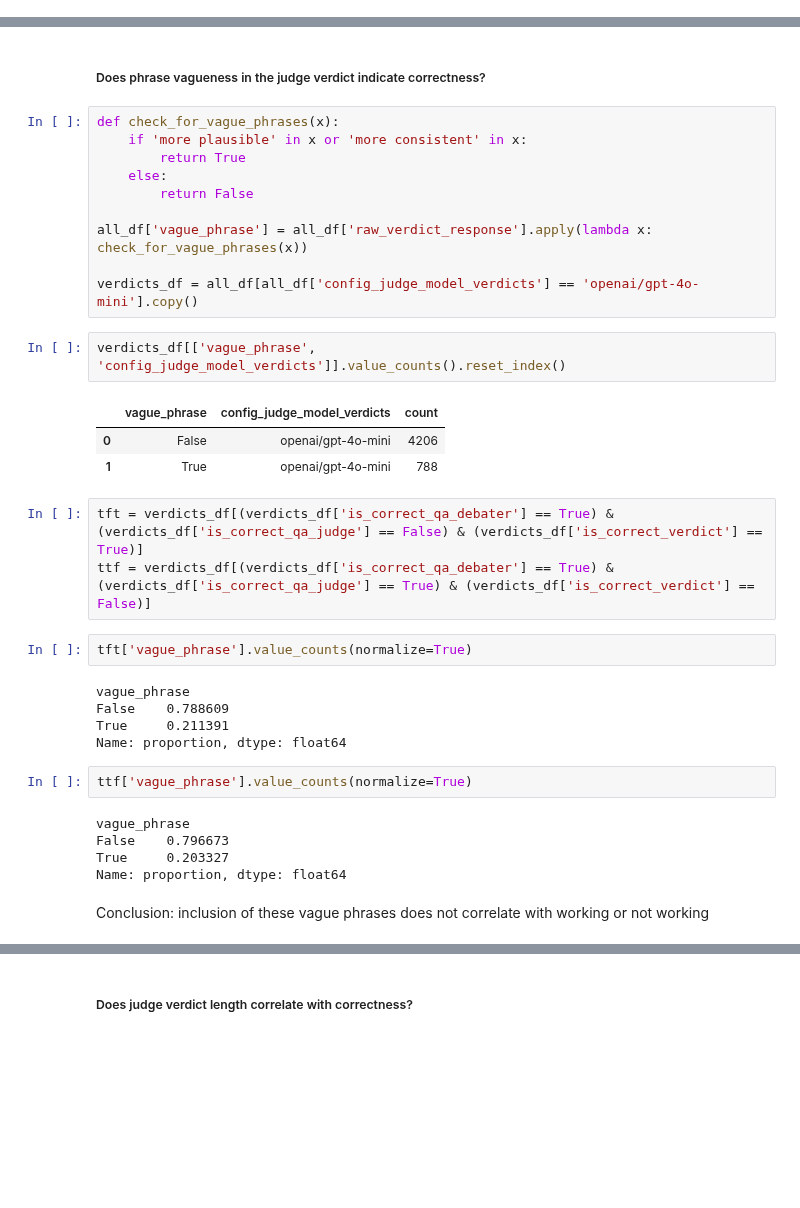
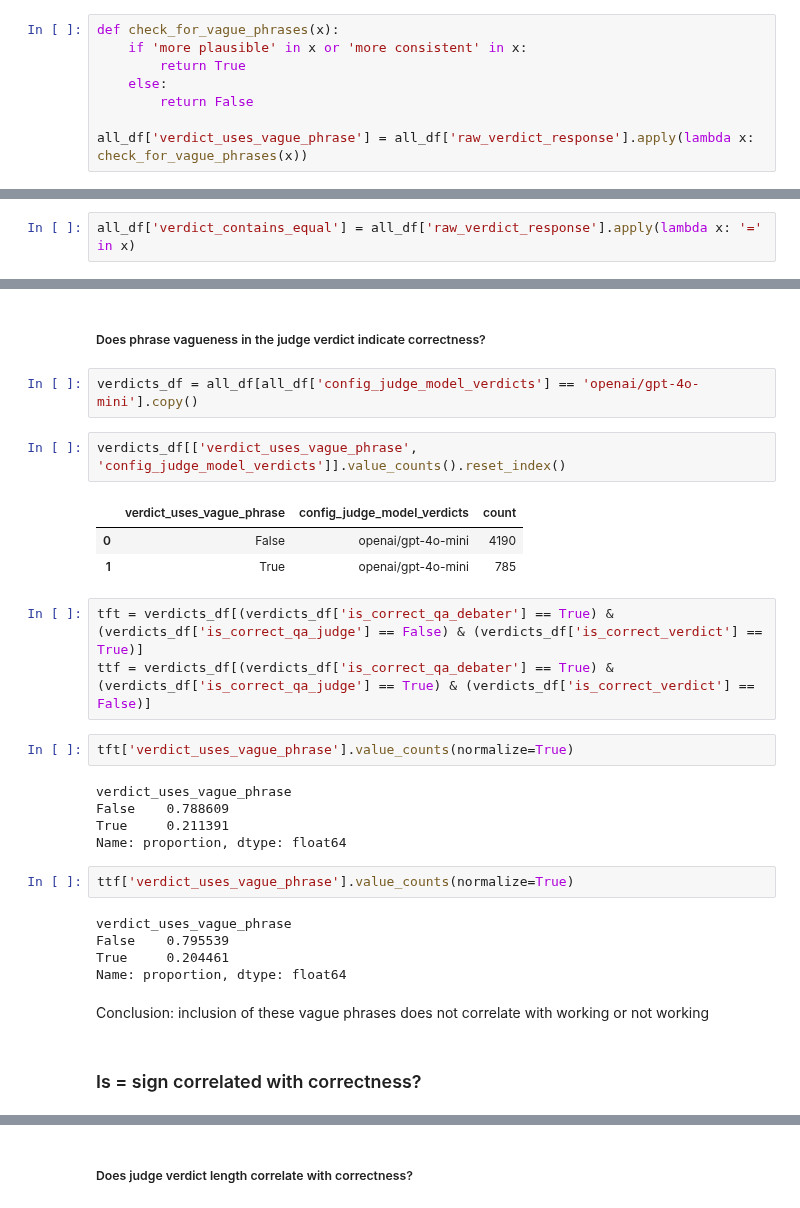
Before and after one commit to joshlevy89/llm_judge_debate_NEW, a Jupyter notebook: analysis/qualitative.ipynb, the cells around one changed output, grey strips where cells are left out. Saved outputs shown, nothing was run; the diff lists cells and outputs as text; blank space fills up the shorter version.

```diff
--- a/analysis/qualitative.ipynb
+++ b/analysis/qualitative.ipynb
@@ -21,6 +18,14 @@ checks_df = load_all_records_into_df('debate_checks').drop_duplicates(['run_id_d
 all_df = all_df.merge(checks_df, left_on=['debate_run_id_verdicts', 'record_id_verdicts'], right_on=['run_id_debate_checks', 'record_id_debate_checks'], how='left')
 
 all_df['raw_verdict_response'] = all_df['judge_verdict_verdicts'].apply(lambda x: x['raw_response'])
+# %%
+def check_for_vague_phrases(x):
+    if 'more plausible' in x or 'more consistent' in x:
+        return True
+    else:
+        return False
+
+all_df['verdict_uses_vague_phrase'] = all_df['raw_verdict_response'].apply(lambda x: check_for_vague_phrases(x))
 # %%
 def get_argument_lengths(debate_history):
     lengths = []
@@ -35,6 +40,8 @@ def get_argument_lengths(debate_history):
 
 all_df['debate_argument_lengths'] = all_df['debate_history_debates'].apply(lambda x: get_argument_lengths(x))
 all_df = all_df[all_df['debate_argument_lengths'].notnull()]
+# %%
+all_df['verdict_contains_equal'] = all_df['raw_verdict_response'].apply(lambda x: '=' in x)
 # %%
 all_df.shape
 # %% [output]
@@ -80,37 +87,31 @@ ttf['record_id_verdicts'].tolist()[:2]
 # %% [markdown]
 ##### Does phrase vagueness in the judge verdict indicate correctness?
 # %%
-def check_for_vague_phrases(x):
-    if 'more plausible' in x or 'more consistent' in x:
-        return True
-    else:
-        return False
-
-all_df['vague_phrase'] = all_df['raw_verdict_response'].apply(lambda x: check_for_vague_phrases(x))
-
 verdicts_df = all_df[all_df['config_judge_model_verdicts'] == 'openai/gpt-4o-mini'].copy()
 # %%
-verdicts_df[['vague_phrase', 'config_judge_model_verdicts']].value_counts().reset_index()
+verdicts_df[['verdict_uses_vague_phrase', 'config_judge_model_verdicts']].value_counts().reset_index()
 # %% [output]
-|  | vague_phrase | config_judge_model_verdicts | count |
-| 0 | False | openai/gpt-4o-mini | 4206 |
-| 1 | True | openai/gpt-4o-mini | 788 |
+|  | verdict_uses_vague_phrase | config_judge_model_verdicts | count |
+| 0 | False | openai/gpt-4o-mini | 4190 |
+| 1 | True | openai/gpt-4o-mini | 785 |
 # %%
 tft = verdicts_df[(verdicts_df['is_correct_qa_debater'] == True) & (verdicts_df['is_correct_qa_judge'] == False) & (verdicts_df['is_correct_verdict'] == True)]
 ttf = verdicts_df[(verdicts_df['is_correct_qa_debater'] == True) & (verdicts_df['is_correct_qa_judge'] == True) & (verdicts_df['is_correct_verdict'] == False)]
 # %%
-tft['vague_phrase'].value_counts(normalize=True)
+tft['verdict_uses_vague_phrase'].value_counts(normalize=True)
 # %% [output]
-vague_phrase
+verdict_uses_vague_phrase
 False    0.788609
 True     0.211391
 Name: proportion, dtype: float64
 # %%
-ttf['vague_phrase'].value_counts(normalize=True)
+ttf['verdict_uses_vague_phrase'].value_counts(normalize=True)
 # %% [output]
-vague_phrase
-False    0.796673
-True     0.203327
+verdict_uses_vague_phrase
+False    0.795539
+True     0.204461
 Name: proportion, dtype: float64
 # %% [markdown]
 Conclusion: inclusion of these vague phrases does not correlate with working or not working
+# %% [markdown]
+### Is = sign correlated with correctness?
```
Also changed, not shown: parts of 19 cells of this notebook, 2 other files.
